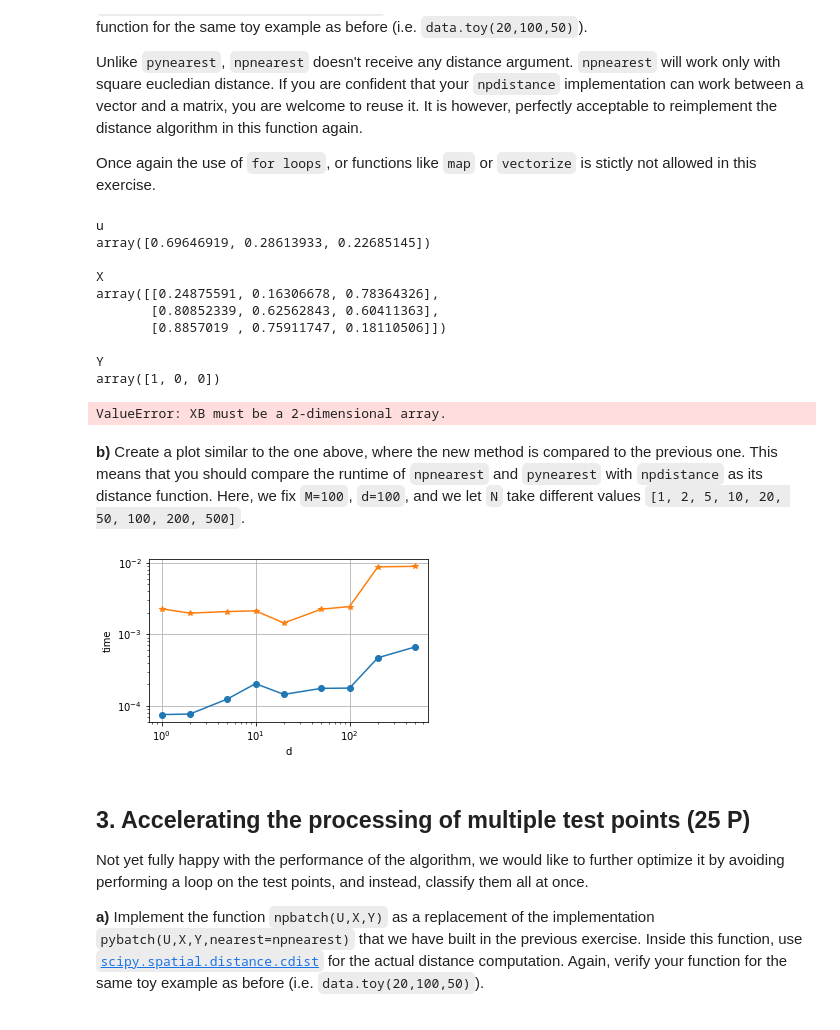
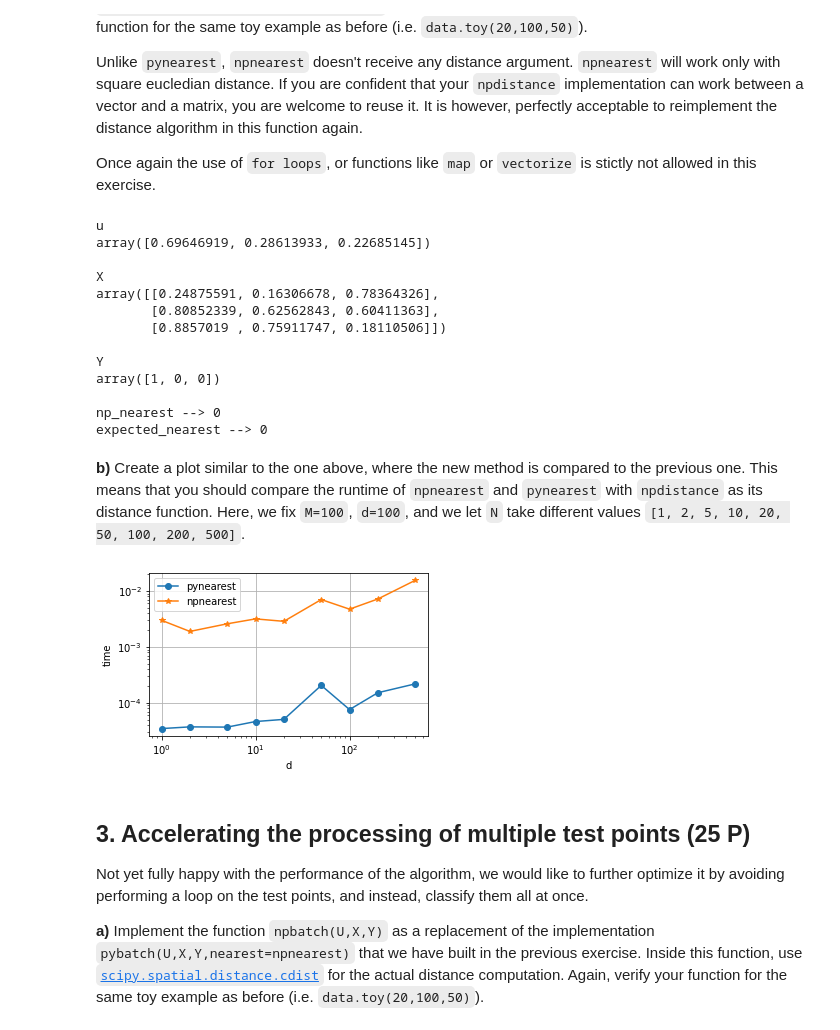
Before and after one commit to Daknous/PyML, a Jupyter notebook: Exercise Sheet 2/sheet2.ipynb, the cells around one changed output. Cells and saved outputs as stored; diff of their text form; code cells hidden in the pictures.

```diff
--- a/Exercise Sheet 2/sheet2.ipynb
+++ b/Exercise Sheet 2/sheet2.ipynb
@@ -336,8 +336,8 @@ def npdistance(x1: Vector, x2: Vector) -> float:
         float: The distance between the two vectors x1, x2
     """
     # YOUR CODE HERE
-    dist = np.linalg.norm(np.asarray(x2)-np.asarray(x1))
-    return np.square(dist)
+    distance = np.sum((np.array(x1) - np.array(x2))**2)
+    return distance
     # YOUR CODE HERE
 # %%
 # Verify your function
@@ -393,9 +393,8 @@ tlist_np = []
 for d in dlist:
     U, X, Y = data.toy(100, 100, d)
     # get the average of three runs
-    delta_py = mean(timeit.repeat(lambda: pybatch(U, X, Y), number=1, repeat=3))
+    delta_py = mean(timeit.repeat(lambda: pybatch(U, X, Y, pynearest, npdistance), number=1, repeat=3))
     delta_np = mean(timeit.repeat(lambda: npdistance(U, X), number=1, repeat=3))
-
     tlist_py.append(delta_py)
     tlist_np.append(delta_np)
 
@@ -443,13 +442,15 @@ def npnearest(u: Vector, X: Dataset, Y: LabelList, *args: Any, **kwargs: Any) ->
         The label of the data point which is closest to `u`
     """
     # YOUR CODE HERE
-    distances = []
+    """    distances = []
     point_min_vec1 = npdistance(u,X[0])
     point_min_vec2 = npdistance(u,X[1])
     point_min_vec3 = npdistance(u,X[2])
     distances = [point_min_vec1, point_min_vec2, point_min_vec3]
     min_dist = np.min(distances)
-    nearest_index =  Y[np.argmin(scipy.spatial.distance.cdist(X, u, metric='sqeuclidean'), axis=0)]
+    """
+    min_dist =  np.sum((X - u)**2, axis=1)
+    nearest_index = Y[np.argmin(min_dist)]
     return nearest_index
     # YOUR CODE HERE
 # %%
@@ -487,7 +488,9 @@ array([[0.24875591, 0.16306678, 0.78364326],
 
 Y
 array([1, 0, 0])
+
+np_nearest --> 0
+expected_nearest --> 0
-ValueError: XB must be a 2-dimensional array.
 # %%
 # This cell is for grading. DO NOT remove it
 # %% [markdown]
@@ -495,35 +498,35 @@ ValueError: XB must be a 2-dimensional array.
 # %%
 # YOUR CODE HERE
 # Values for the number of dimensions d to test
 dlist = [1, 2, 5, 10, 20, 50, 100, 200, 500]
 
 # Measure the computation time for each choice of number of dimensions d
 tlist_py = []
 tlist_np = []
 
 for d in dlist:
     U, X, Y = data.toy(100, 100, d)
     # get the average of three runs
     delta_py = mean(timeit.repeat(lambda: npnearest(U, X, Y), number=1, repeat=3))
     delta_np = mean(timeit.repeat(lambda: pynearest(U, X, Y, distance=npdistance), number=1, repeat=3))
 
     tlist_py.append(delta_py)
     tlist_np.append(delta_np)
 
 
 # Plot the results in a graph
 fig = plt.figure(figsize=(5, 3))
-plt.plot(dlist, tlist_py, "-o")
-plt.plot(dlist, tlist_np, "-*")
-
+plt.plot(dlist, tlist_py, "-o", label="pynearest")
+plt.plot(dlist, tlist_np, "-*", label="npnearest")
+plt.legend()
 plt.xscale("log")
 plt.yscale("log")
 plt.xlabel("d")
 plt.ylabel("time")
 plt.grid(True)
 # YOUR CODE HERE
 # %% [output]
-[figure, old version]
+[figure, new version]
 # %% [markdown]
 ## 3. Accelerating the processing of multiple test points (25 P)
 
```
Also changed, not shown: parts of 9 cells of this notebook.
